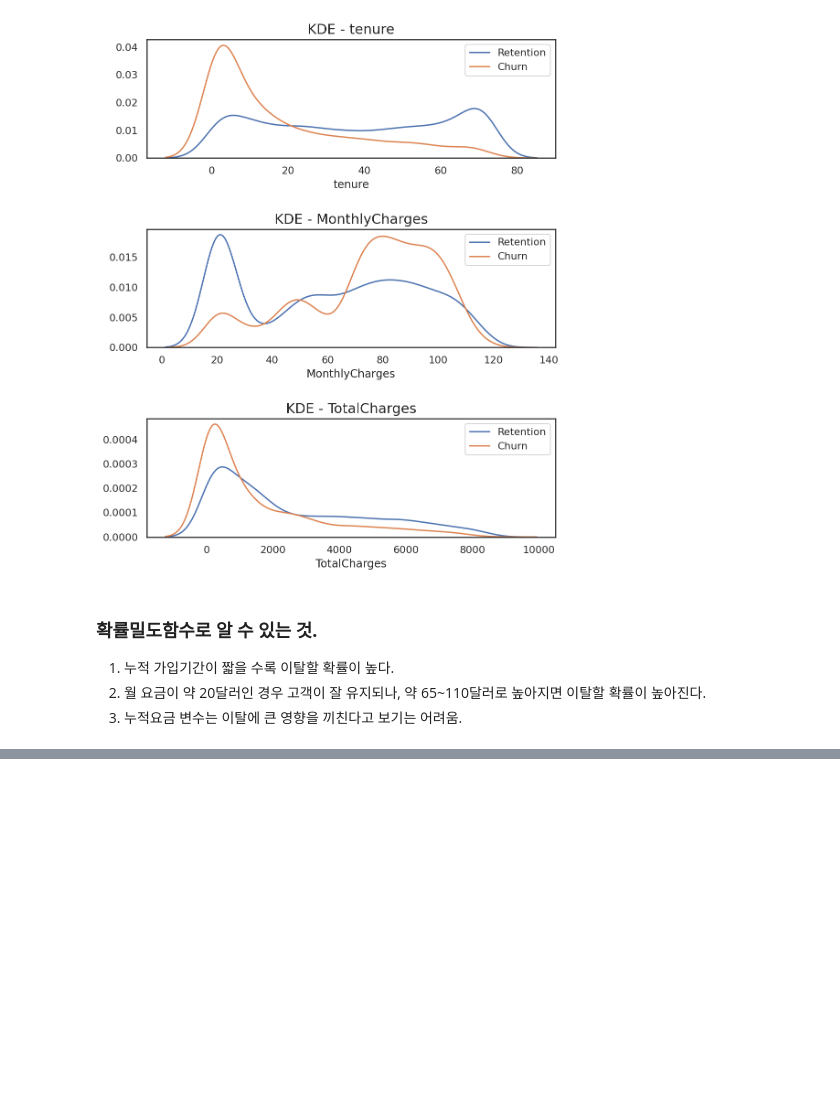
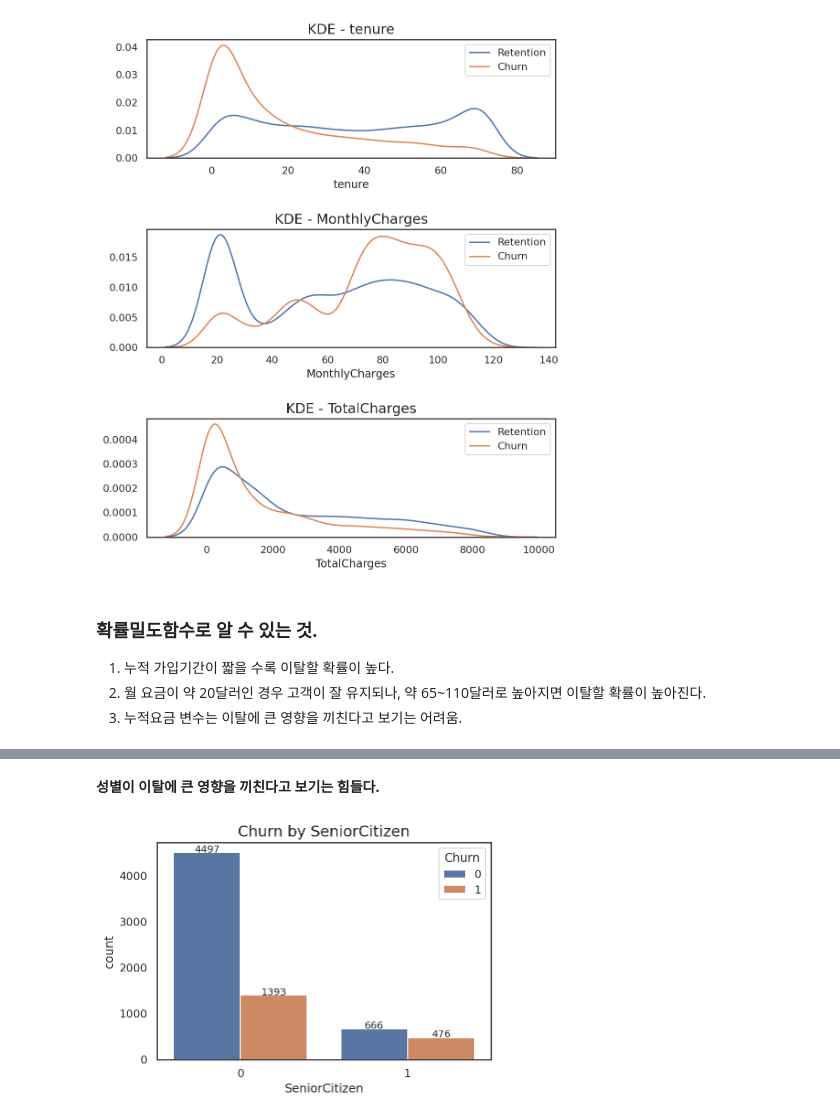
Before and after one commit to maengg/Customer_churn, a Jupyter notebook: Customer_churn.ipynb, the cells around one changed output, grey strips where cells are left out. Cells and saved outputs as stored; diff of their text form; code cells hidden in the pictures; blank space fills up the shorter version.

```diff
--- a/Customer_churn.ipynb
+++ b/Customer_churn.ipynb
@@ -210,0 +245,14 @@ plt.show()
+# %% [markdown]
+**성별이 이탈에 큰 영향을 끼친다고 보기는 힘들다.**
+# %%
+# 고객의 연령에 따른 이탈 정도
+
+ax = sns.countplot('SeniorCitizen', hue='Churn', data=df)
+ax.set_title('Churn by SeniorCitizen', fontsize=15)
+
+for p in ax.patches:
+  ax.text(p.get_x()+p.get_width()/2., p.get_height()+15, p.get_height(), ha='center', size=10)
+
+plt.show()
+# %% [output]
+[figure, added]
```
Also changed, not shown: parts of 18 cells of this notebook.
